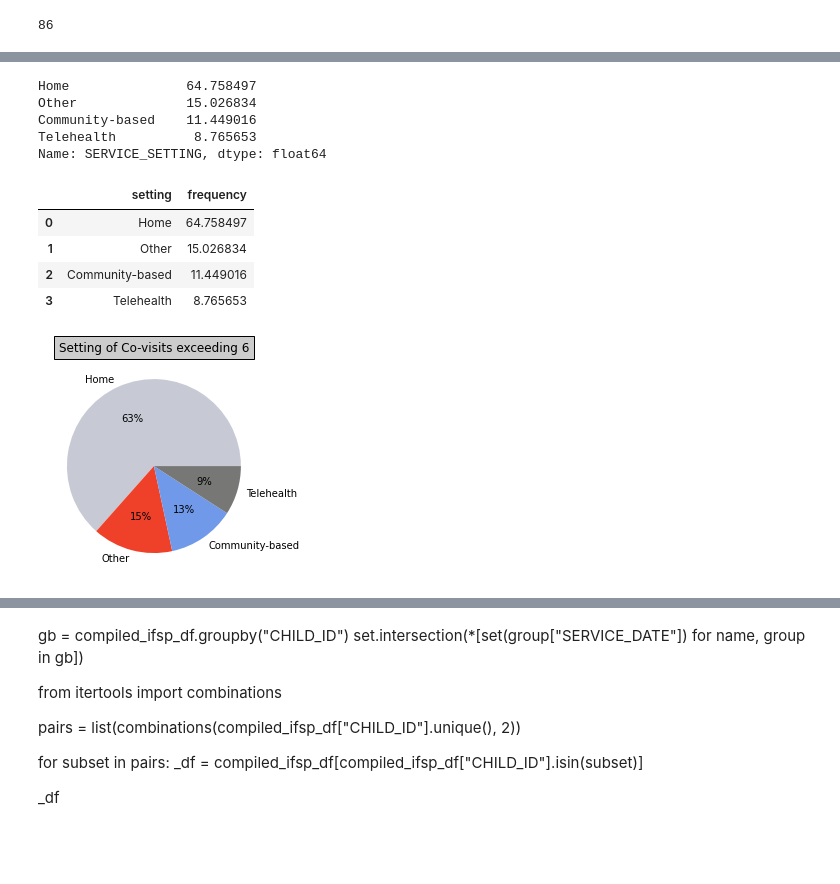
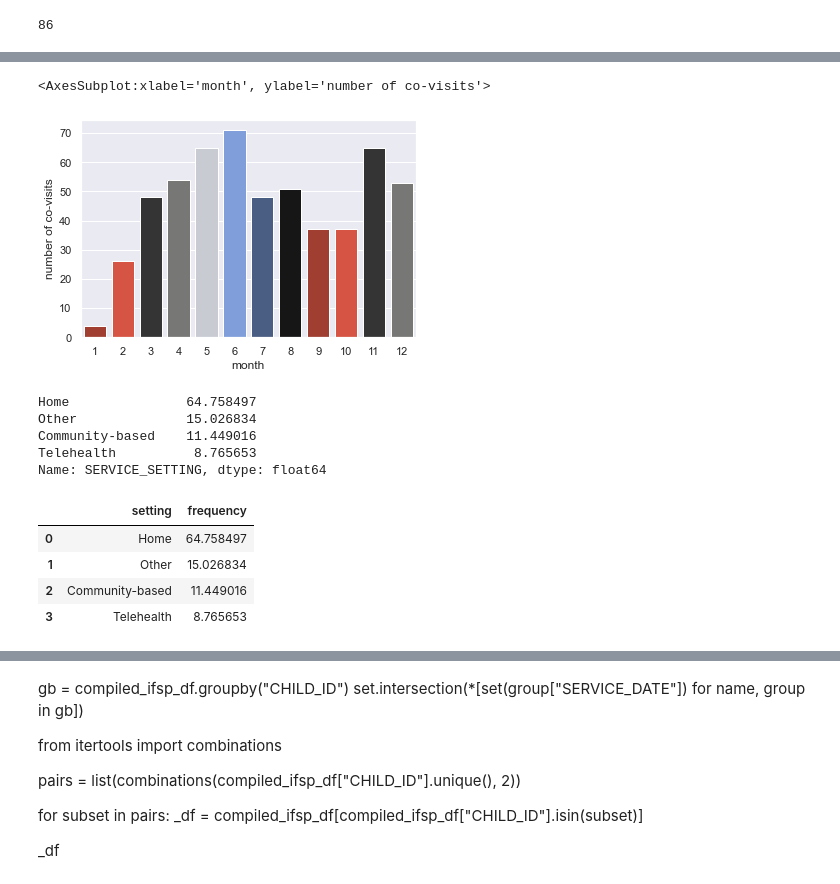
Before and after one commit to NSS-Data-Analytics-Cohort-8/teis_da8_1-new-balance-and-grill, a Jupyter notebook: notebooks/partner_project_2.ipynb, the cells around one changed output, grey strips where cells are left out. Drawn from its saved outputs; the diff is of its cells as text; code cells hidden in the pictures; blank space fills up the shorter version.

```diff
--- a/notebooks/partner_project_2.ipynb
+++ b/notebooks/partner_project_2.ipynb
@@ -173,5 +175,6 @@ over_6_ids_df = pd.DataFrame({'CHILD_ID':over_6_ids.index, 'number of co-visits'
 over_6_ids_list = over_6_ids_df['CHILD_ID'].tolist()
 over_6_df = q1_df2[q1_df2['CHILD_ID'].isin(over_6_ids_list)]
 over_6_df_new = over_6_df[over_6_df.groupby('CHILD_ID').cumcount() > 5]
+over_6_df_new['month'] = pd.DatetimeIndex(over_6_df_new['SERVICE_DATE']).month
 over_6_df_new
 # %% [output]
@@ -190,0 +199,4 @@ over_6_df_new
+# %%
+months = over_6_df_new['month'].value_counts()
+months_df = pd.DataFrame({'month':months.index, 'number of co-visits':months.values})
+months_df
@@ -191,3 +217,9 @@ over_6_df_new
+# %%
+sns.set_theme()
+sns.barplot(data=months_df, x='month', y='number of co-visits',palette=["#B1301F", "#EF412A", "#343434", "#777776", "#C7CAD5", "#7099E9", "#415A8C", "#161616"])
+# %% [output]
+<AxesSubplot:xlabel='month', ylabel='number of co-visits'>
+[figure, added]
 # %%
 setting_df = over_6_df_new['SERVICE_SETTING'].value_counts(normalize=True) * 100
 setting_df
@@ -197,25 +229,12 @@ Other              15.026834
 Community-based    11.449016
 Telehealth          8.765653
 Name: SERVICE_SETTING, dtype: float64
-# %%
-setting_df1 = pd.DataFrame({'setting':setting_df.index, 'frequency':setting_df.values})
-setting_df1
-# %% [output]
-|  | setting | frequency |
-| 0 | Home | 64.758497 |
-| 1 | Other | 15.026834 |
-| 2 | Community-based | 11.449016 |
-| 3 | Telehealth | 8.765653 |
-# %%
-data = [63.4, 14.9, 12.5, 9.1]
-labels = ['Home', 'Other', 'Community-based', 'Telehealth']
-
-
-colors1 = sns.set_palette(sns.color_palette(colors))
-
-
-plt.pie(data, labels = labels, colors = colors1, autopct='%.0f%%')
-plt.title("Setting of Co-visits exceeding 6", bbox={'facecolor':'0.8', 'pad':5})
-plt.show()
-# %% [output]
-[figure, removed]
+# %%
+setting_df1 = pd.DataFrame({'setting':setting_df.index, 'frequency':setting_df.values})
+setting_df1
+# %% [output]
+|  | setting | frequency |
+| 0 | Home | 64.758497 |
+| 1 | Other | 15.026834 |
+| 2 | Community-based | 11.449016 |
+| 3 | Telehealth | 8.765653 |
```
Also changed, not shown: parts of 26 cells of this notebook.
